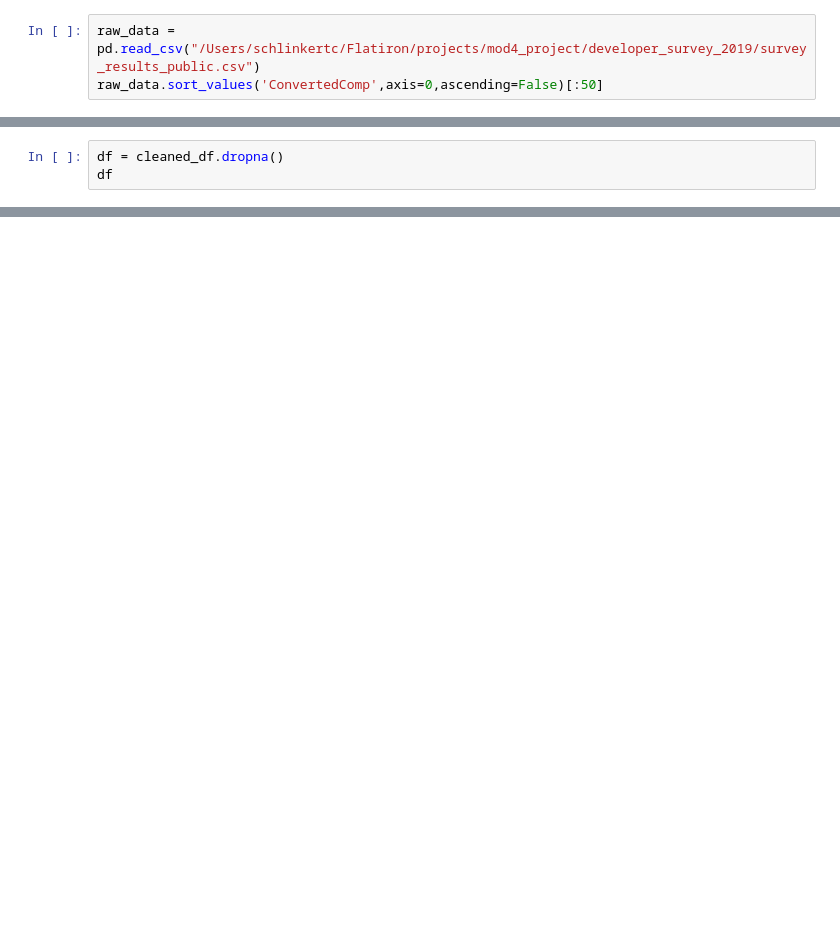
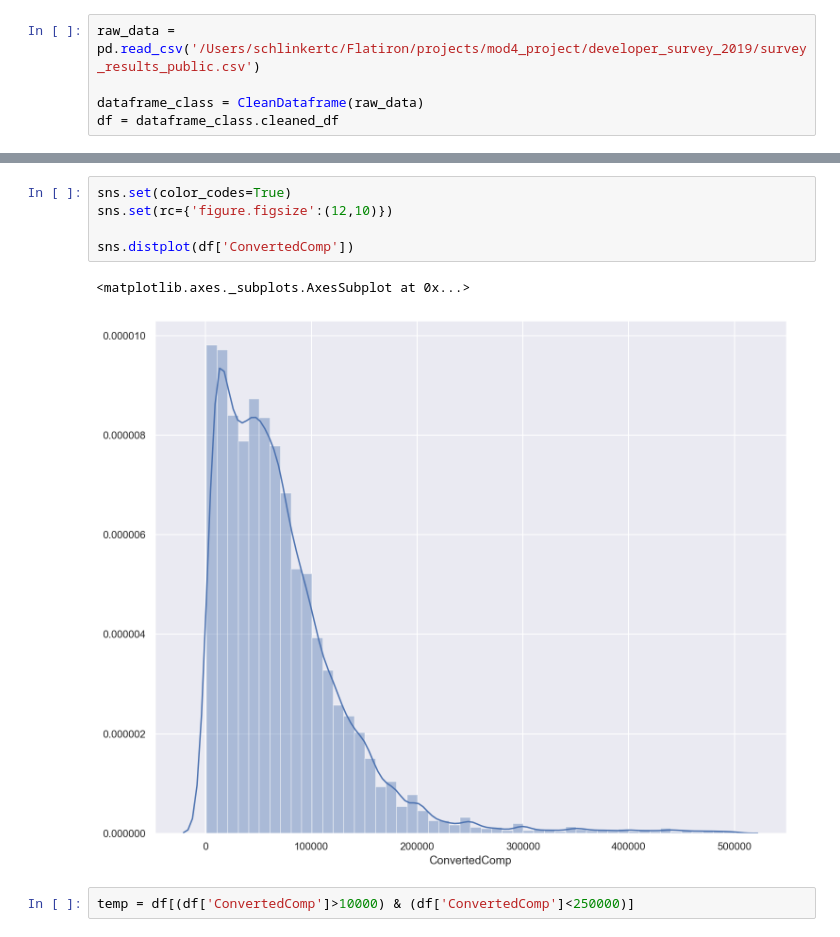
Before and after one commit to KennyMiyasato/developer_salary_predictor, a Jupyter notebook: charlie/charlie_index.ipynb, the cells around one changed output, grey strips where cells are left out. Drawn from its saved outputs; the diff is of its cells as text; blank space fills up the shorter version.

```diff
--- a/charlie/charlie_index.ipynb
+++ b/charlie/charlie_index.ipynb
@@ -5,3 +17,5 @@ import matplotlib.pyplot as plt
 # %%
-raw_data = pd.read_csv("/Users/schlinkertc/Flatiron/projects/mod4_project/developer_survey_2019/survey_results_public.csv")
-raw_data.sort_values('ConvertedComp',axis=0,ascending=False)[:50]
+raw_data = pd.read_csv('/Users/schlinkertc/Flatiron/projects/mod4_project/developer_survey_2019/survey_results_public.csv')
+
+dataframe_class = CleanDataframe(raw_data)
+df = dataframe_class.cleaned_df
@@ -201,3 +21,0 @@ cleaned_df.drop(troll_3, inplace=True)
-# %%
-df = cleaned_df.dropna()
-df
@@ -362,0 +30,10 @@ def sm_OLS(x_values,y_values):
+# %%
+sns.set(color_codes=True)
+sns.set(rc={'figure.figsize':(12,10)})
+
+sns.distplot(df['ConvertedComp'])
+# %% [output]
+<matplotlib.axes._subplots.AxesSubplot at 0x...>
+[figure, added]
+# %%
+temp = df[(df['ConvertedComp']>10000) & (df['ConvertedComp']<250000)]
```
Also changed, not shown: parts of 59 cells of this notebook.
